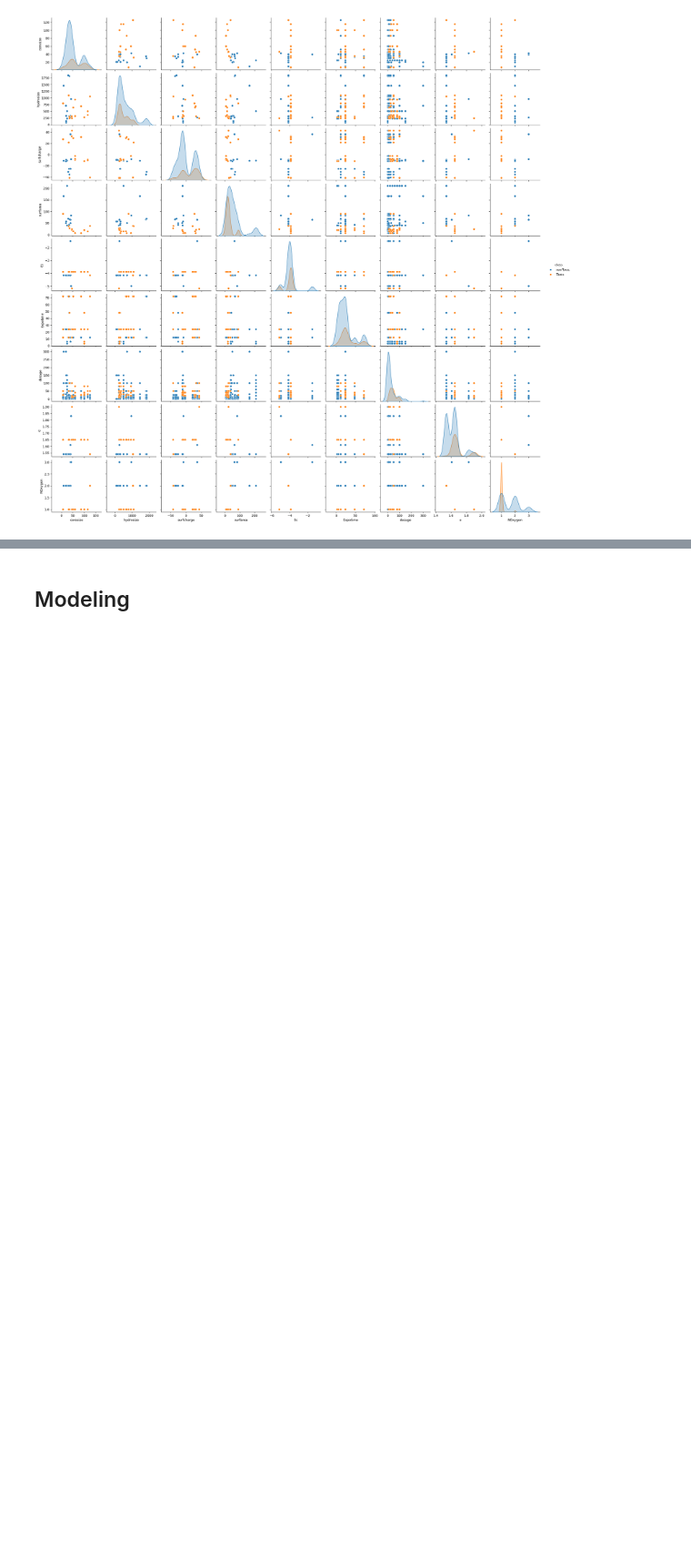
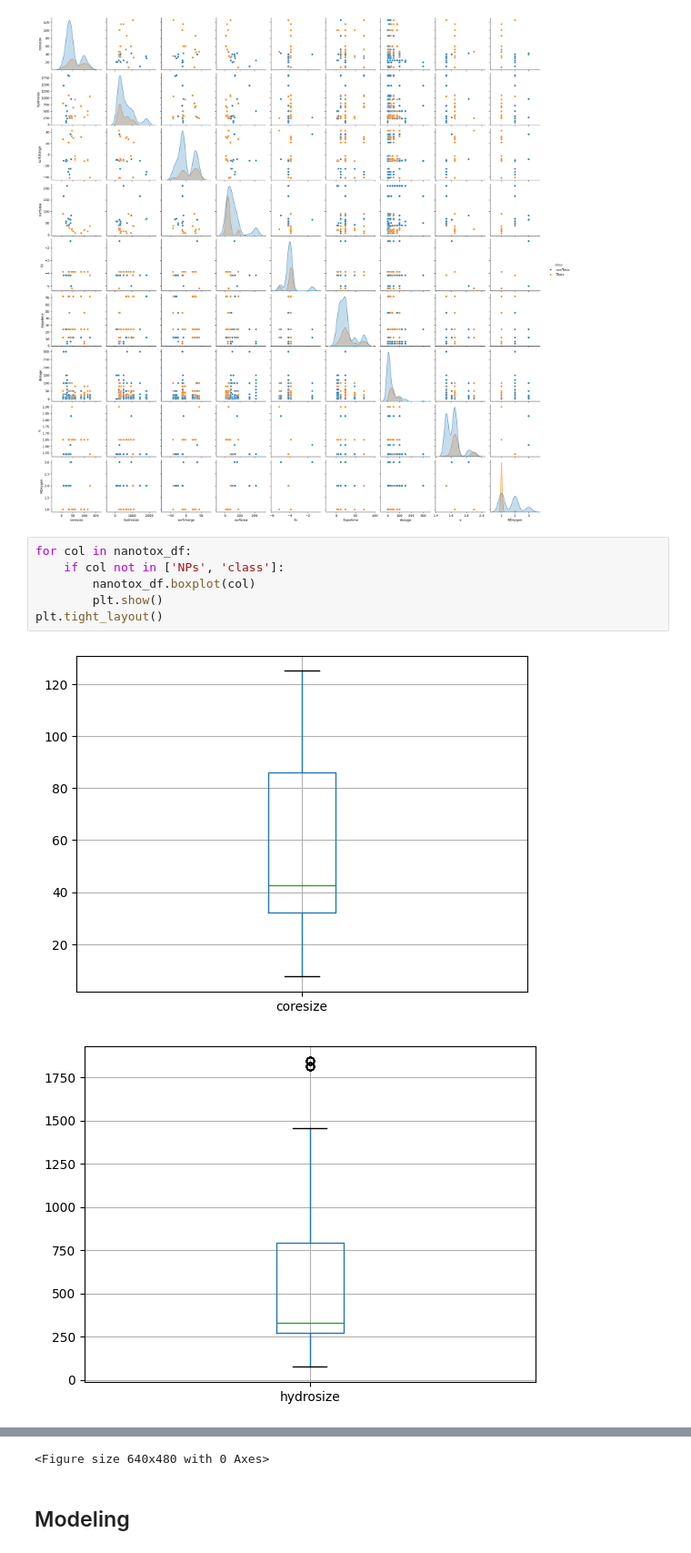
Before and after one commit to gabeLin300/Nanoparticle-Toxicity-Classification, a Jupyter notebook: toxicity_classification.ipynb, the cells around one changed output, grey strips where cells are left out. Shown: that part at 91% size. Cells and saved outputs as stored; diff of their text form; blank space fills up the shorter version.

```diff
--- a/toxicity_classification.ipynb
+++ b/toxicity_classification.ipynb
@@ -120,3 +120,12 @@ sns.pairplot(nanotox_df, hue='class')
 # %% [output]
 <seaborn.axisgrid.PairGrid at 0x...>
 [figure]
+# %%
+for col in nanotox_df:
+    if col not in ['NPs', 'class']:
+        nanotox_df.boxplot(col)
+        plt.show()
+plt.tight_layout()
+# %% [output]
+[figure, added]
+[figure, added]
@@ -123,3 +139,4 @@ sns.pairplot(nanotox_df, hue='class')
+<Figure size 640x480 with 0 Axes>
 # %% [markdown]
 ## Modeling
 # %%
```
Also changed, not shown: parts of 6 cells of this notebook.
